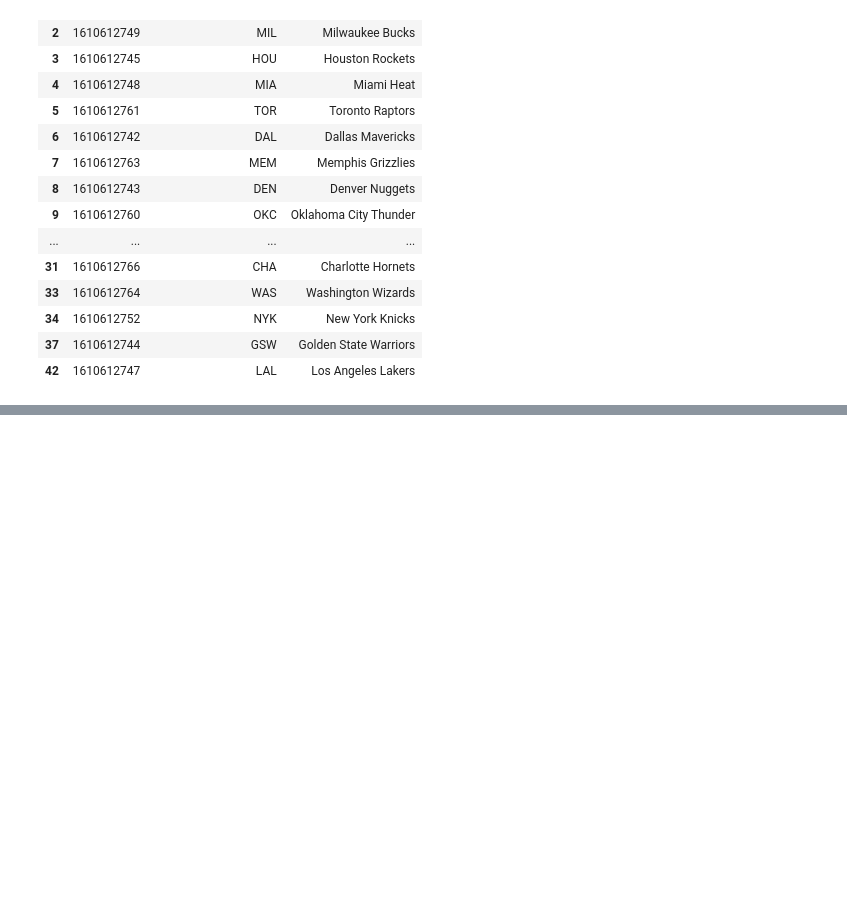
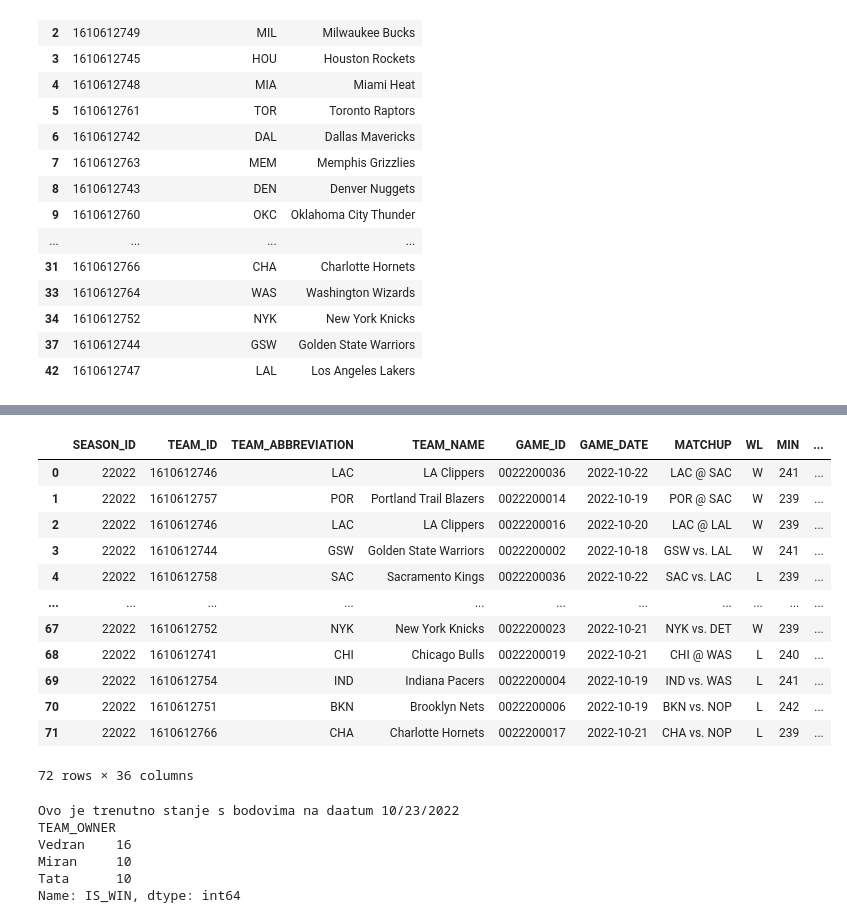
Before and after one commit to vedranbrozovic/NBA_fantasy-tams, a Jupyter notebook: NBA_get_games.ipynb, the cells around one changed output, grey strips where cells are left out. Cells and saved outputs as stored; diff of their text form; code cells hidden in the pictures; blank space fills up the shorter version.

```diff
--- a/NBA_get_games.ipynb
+++ b/NBA_get_games.ipynb
@@ -124,0 +156,43 @@ teams
+# %%
+# Add info on the owner of opposing team
+opp_selection = team_selection[['TEAM_OWNER','TEAM_ABBREVIATION']]
+opp_selection.columns = ['OPPOSING_OWNER','OPPONENT']
+games = pd.merge(games, opp_selection ,on=["OPPONENT"])
+games
+# %%
+# Add column to know if the game is against own team
+games['IS_NOT_AGAINST_OWN'] = 1
+games.loc[(games['TEAM_OWNER'] == games['OPPOSING_OWNER']),'IS_NOT_AGAINST_OWN']=0
+
+games
+# %% [output]
+|  | SEASON_ID | TEAM_ID | TEAM_ABBREVIATION | TEAM_NAME | GAME_ID | GAME_DATE | MATCHUP | WL | MIN | ... |
+| 0 | 22022 | 1610612746 | LAC | LA Clippers | 0022200036 | 2022-10-22 | LAC @ SAC | W | 241 | ... |
+| 1 | 22022 | 1610612757 | POR | Portland Trail Blazers | 0022200014 | 2022-10-19 | POR @ SAC | W | 239 | ... |
+| 2 | 22022 | 1610612746 | LAC | LA Clippers | 0022200016 | 2022-10-20 | LAC @ LAL | W | 239 | ... |
+| 3 | 22022 | 1610612744 | GSW | Golden State Warriors | 0022200002 | 2022-10-18 | GSW vs. LAL | W | 241 | ... |
+| 4 | 22022 | 1610612758 | SAC | Sacramento Kings | 0022200036 | 2022-10-22 | SAC vs. LAC | L | 239 | ... |
+| ... | ... | ... | ... | ... | ... | ... | ... | ... | ... | ... |
+| 67 | 22022 | 1610612752 | NYK | New York Knicks | 0022200023 | 2022-10-21 | NYK vs. DET | W | 239 | ... |
+| 68 | 22022 | 1610612741 | CHI | Chicago Bulls | 0022200019 | 2022-10-21 | CHI @ WAS | L | 240 | ... |
+| 69 | 22022 | 1610612754 | IND | Indiana Pacers | 0022200004 | 2022-10-19 | IND vs. WAS | L | 241 | ... |
+| 70 | 22022 | 1610612751 | BKN | Brooklyn Nets | 0022200006 | 2022-10-19 | BKN vs. NOP | L | 242 | ... |
+| 71 | 22022 | 1610612766 | CHA | Charlotte Hornets | 0022200017 | 2022-10-21 | CHA vs. NOP | L | 239 | ... |
+72 rows × 36 columns
+# %%
+# actually calculate the points!
+# Doesn't address the Playoff game / Championship
+
+bodovi = games.groupby(by=['TEAM_OWNER'])['IS_WIN'].sum()
+bodovi = bodovi.sort_values(ascending=False)
+
+print("Ovo je trenutno stanje s bodovima na daatum " + league_end_str)
+print(bodovi)
+# bodovi = bodovi.sort_values(by=['IS_WIN'], ascending=False)
+# %% [output]
+Ovo je trenutno stanje s bodovima na daatum 10/23/2022
+TEAM_OWNER
+Vedran    16
+Miran     10
+Tata      10
+Name: IS_WIN, dtype: int64
```
Also changed, not shown: parts of 8 cells of this notebook.
